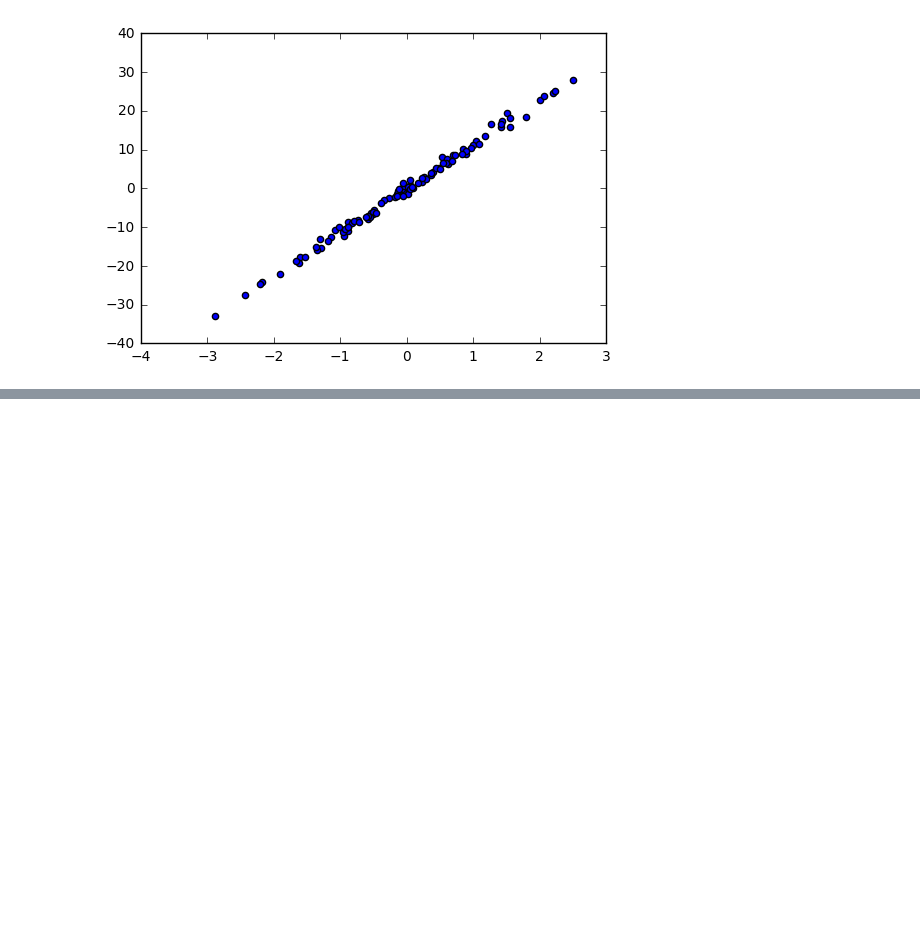
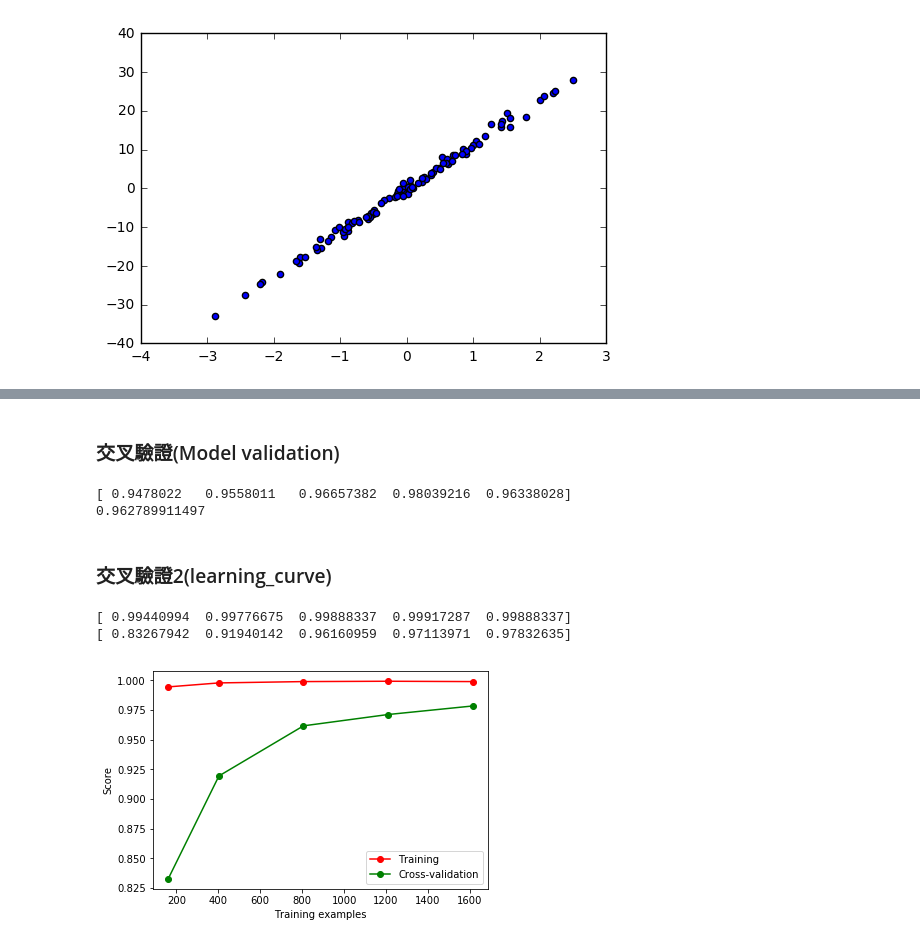
Before and after one commit to SamirLiu127/My-kaggle, a Jupyter notebook: python/scikit-learn.ipynb, the cells around one changed output, grey strips where cells are left out. Cells and saved outputs as stored; diff of their text form; code cells hidden in the pictures; blank space fills up the shorter version.

```diff
--- a/python/scikit-learn.ipynb
+++ b/python/scikit-learn.ipynb
@@ -94,0 +212,63 @@ plt.show()
+# %% [markdown]
+### 交叉驗證(Model validation)
+# %%
+# kNN交叉驗證評估分數套件
+from sklearn.model_selection import cross_val_score
+
+# 使用kNN交叉驗證套件
+scores = cross_val_score(knn, X, y, cv=5, scoring='accuracy')
+
+# 印出5次分數
+print(scores)
+
+# 5次分屬取平均
+print(scores.mean())
+# %% [output]
+[ 0.9478022   0.9558011   0.96657382  0.98039216  0.96338028]
+0.962789911497
+# %% [markdown]
+### 交叉驗證2(learning_curve)
+# %%
+# 學習曲線套件
+from sklearn.model_selection import learning_curve
+# digits數據庫
+from sklearn.datasets import load_digits
+#Support Vector Classifier
+from sklearn.svm import SVC
+import matplotlib.pyplot as plt
+import numpy as np
+
+digits = load_digits()
+X = digits.data
+y = digits.target
+
+# 訓練相對數量  訓練得分    測試得分
+# learning_curve(model,訓練屬性,目標屬性,cv拆組數,訓練比例)
+train_sizes, train_score, test_score = learning_curve(
+    SVC(gamma=0.001), X, y, cv=10,
+    train_sizes=[0.1, 0.25, 0.5, 0.75, 1])
+
+# 平均每一輪得分(共5輪,分別10%,25%,50%,75%,100%)
+train_score_mean = train_score.mean(axis=1) #對每一列作平均
+test_score_mean = test_score.mean(axis=1)
+
+print(train_score_mean)
+print(test_score_mean)
+
+# plot(x軸,y軸,標記,顏色)
+plt.plot(train_sizes, train_score_mean, 'o-', color="r",
+         label="Training")
+plt.plot(train_sizes, test_score_mean, 'o-', color="g",
+        label="Cross-validation")
+
+# X與Y軸標籤
+plt.xlabel("Training examples")
+plt.ylabel("Score")
+# 圖示
+plt.legend(loc="best")
+# 呈現
+plt.show()
+# %% [output]
+[ 0.99440994  0.99776675  0.99888337  0.99917287  0.99888337]
+[ 0.83267942  0.91940142  0.96160959  0.97113971  0.97832635]
+[figure, added]
```
Also changed, not shown: parts of 24 cells of this notebook.
